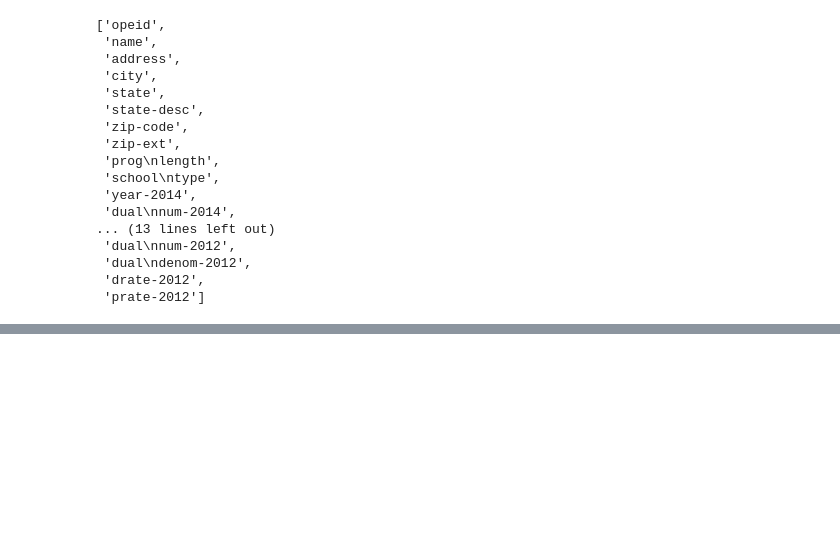
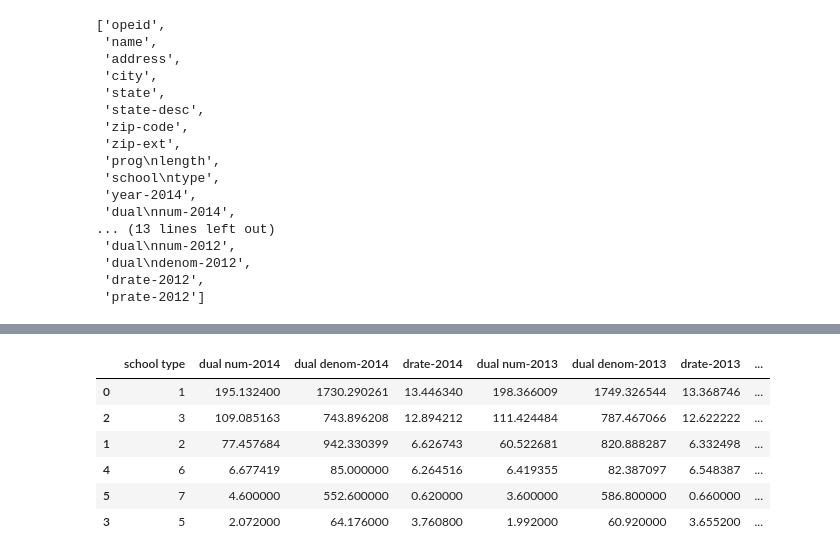
Before and after one commit to isabella232/federal-aid-data, a Jupyter notebook: default-only.ipynb, the cells around one changed output, grey strips where cells are left out. Cells and saved outputs as stored; diff of their text form; code cells hidden in the pictures; blank space fills up the shorter version.

```diff
--- a/default-only.ipynb
+++ b/default-only.ipynb
@@ -127,0 +246,11 @@ nativeamer_schools
+# %%
+# school types: (1) public, (2) private np, (3) proprietary
+default_cond.groupby('school\ntype').mean().reset_index().drop(['opeid','prog\nlength','ethnic-code'], axis=1).sort_values('dual\nnum-2014',ascending=False)
+# %% [output]
+|  | school type | dual num-2014 | dual denom-2014 | drate-2014 | dual num-2013 | dual denom-2013 | drate-2013 | ... |
+| 0 | 1 | 195.132400 | 1730.290261 | 13.446340 | 198.366009 | 1749.326544 | 13.368746 | ... |
+| 2 | 3 | 109.085163 | 743.896208 | 12.894212 | 111.424484 | 787.467066 | 12.622222 | ... |
+| 1 | 2 | 77.457684 | 942.330399 | 6.626743 | 60.522681 | 820.888287 | 6.332498 | ... |
+| 4 | 6 | 6.677419 | 85.000000 | 6.264516 | 6.419355 | 82.387097 | 6.548387 | ... |
+| 5 | 7 | 4.600000 | 552.600000 | 0.620000 | 3.600000 | 586.800000 | 0.660000 | ... |
+| 3 | 5 | 2.072000 | 64.176000 | 3.760800 | 1.992000 | 60.920000 | 3.655200 | ... |
```
Also changed, not shown: parts of 19 cells of this notebook, 2 other files.
